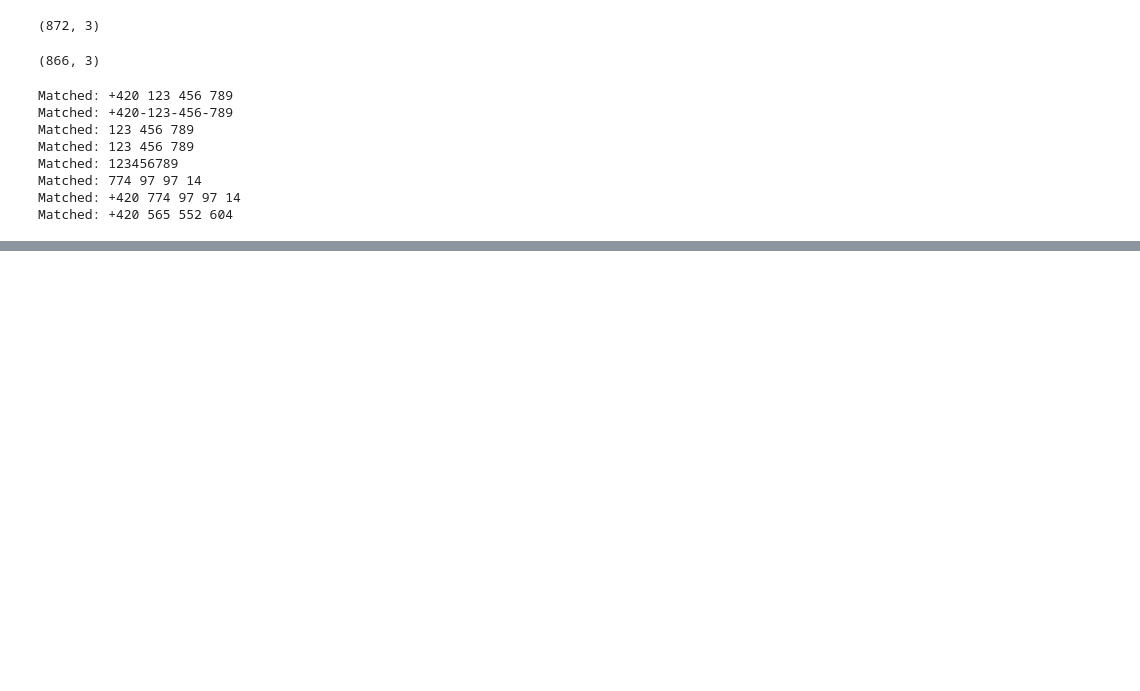
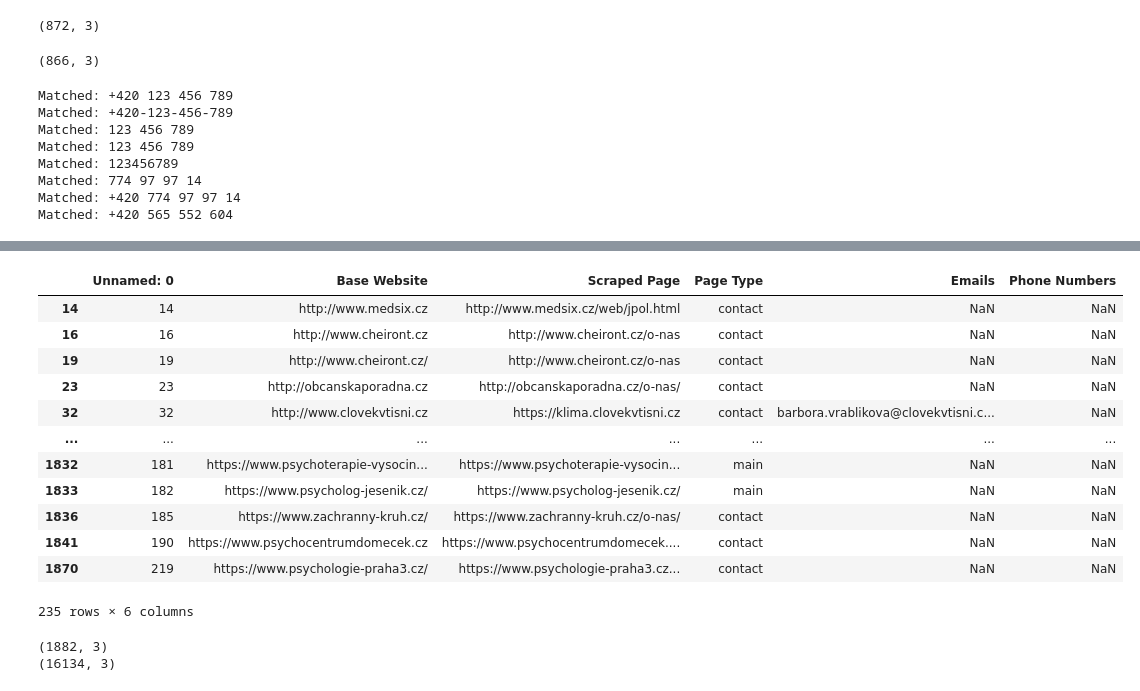
Before and after one commit to DmitriiSid/SafeZone, a Jupyter notebook: notebooks/validation_master.ipynb, the cells around one changed output, grey strips where cells are left out. Cells and saved outputs as stored; diff of their text form; code cells hidden in the pictures; blank space fills up the shorter version.

```diff
--- a/notebooks/validation_master.ipynb
+++ b/notebooks/validation_master.ipynb
@@ -244,3 +244,5 @@ Matched: 123456789
 Matched: 774 97 97 14
 Matched: +420 774 97 97 14
 Matched: +420 565 552 604
+# %%
+df_scraped = pd.read_csv("../data/1_06/df_scraped_full.csv")
@@ -246,0 +262,39 @@ Matched: +420 565 552 604
+# %%
+df_scraped[df_scraped["Phone Numbers"].isna()]
+# %% [output]
+|  | Unnamed: 0 | Base Website | Scraped Page | Page Type | Emails | Phone Numbers |
+| 14 | 14 | http://www.medsix.cz | http://www.medsix.cz/web/jpol.html | contact | NaN | NaN |
+| 16 | 16 | http://www.cheiront.cz | http://www.cheiront.cz/o-nas | contact | NaN | NaN |
+| 19 | 19 | http://www.cheiront.cz/ | http://www.cheiront.cz/o-nas | contact | NaN | NaN |
+| 23 | 23 | http://obcanskaporadna.cz | http://obcanskaporadna.cz/o-nas/ | contact | NaN | NaN |
+| 32 | 32 | http://www.clovekvtisni.cz | https://klima.clovekvtisni.cz | contact | barbora.vrablikova@clovekvtisni.c... | NaN |
+| ... | ... | ... | ... | ... | ... | ... |
+| 1832 | 181 | https://www.psychoterapie-vysocin... | https://www.psychoterapie-vysocin... | main | NaN | NaN |
+| 1833 | 182 | https://www.psycholog-jesenik.cz/ | https://www.psycholog-jesenik.cz/ | main | NaN | NaN |
+| 1836 | 185 | https://www.zachranny-kruh.cz/ | https://www.zachranny-kruh.cz/o-nas/ | contact | NaN | NaN |
+| 1841 | 190 | https://www.psychocentrumdomecek.cz | https://www.psychocentrumdomecek.... | contact | NaN | NaN |
+| 1870 | 219 | https://www.psychologie-praha3.cz/ | https://www.psychologie-praha3.cz... | contact | NaN | NaN |
+235 rows × 6 columns
+# %%
+df_res = pd.read_csv("../data/1_06/df_scraped_full.csv")
+df_res['phones_scraped'] = df_res['Phone Numbers'].str.split(', ')
+df_res['emails_scraped'] = df_res['Emails'].str.split(', ')
+df_res_phones = df_res[["Base Website", "Scraped Page","phones_scraped"]]
+print(df_res_phones.shape)
+df_res_exp = df_res_phones.explode('phones_scraped').reset_index(drop=True)
+print(df_res_exp.shape)
+# mapy['Telefon Mapy'] = mapy['Telefon Mapy'].str.split(', ')
+# df_res = df_res[["web","phones_scraped"]]
+# df_res['source'] = 'scraped'
+# df_agg['source'] = 'db'
+# mapy['source'] = 'mapy.cz'
+# #df_agg = df_agg.rename(columns= {"Telefon":"phones_scraped"})
+# df_res_exp = df_res.explode('phones_scraped').reset_index(drop=True)
+# mapy_exp = mapy.explode('Telefon Mapy').reset_index(drop=True)
+# mapy_exp = mapy_exp.rename(columns= {"Telefon Mapy":"Telefon"})
+# df_res_exp = df_res.rename(columns= {"phones_scraped":"Telefon"})
+# df_agg_exp = df_agg.explode('Telefon').reset_index(drop=True)
+# df_union = pd.concat([df_agg_exp, df_res_exp,mapy_exp])
+# %% [output]
+(1882, 3)
+(16134, 3)
```
Also changed, not shown: parts of 5 cells of this notebook, 5 other files.
